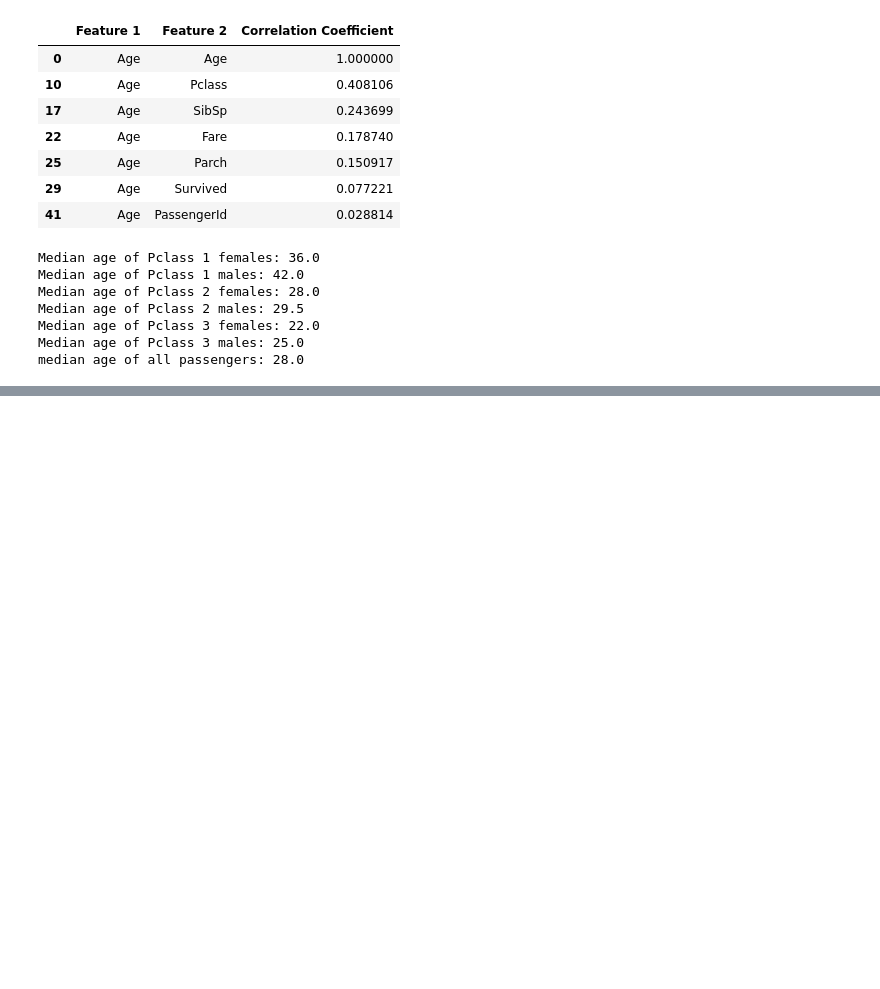
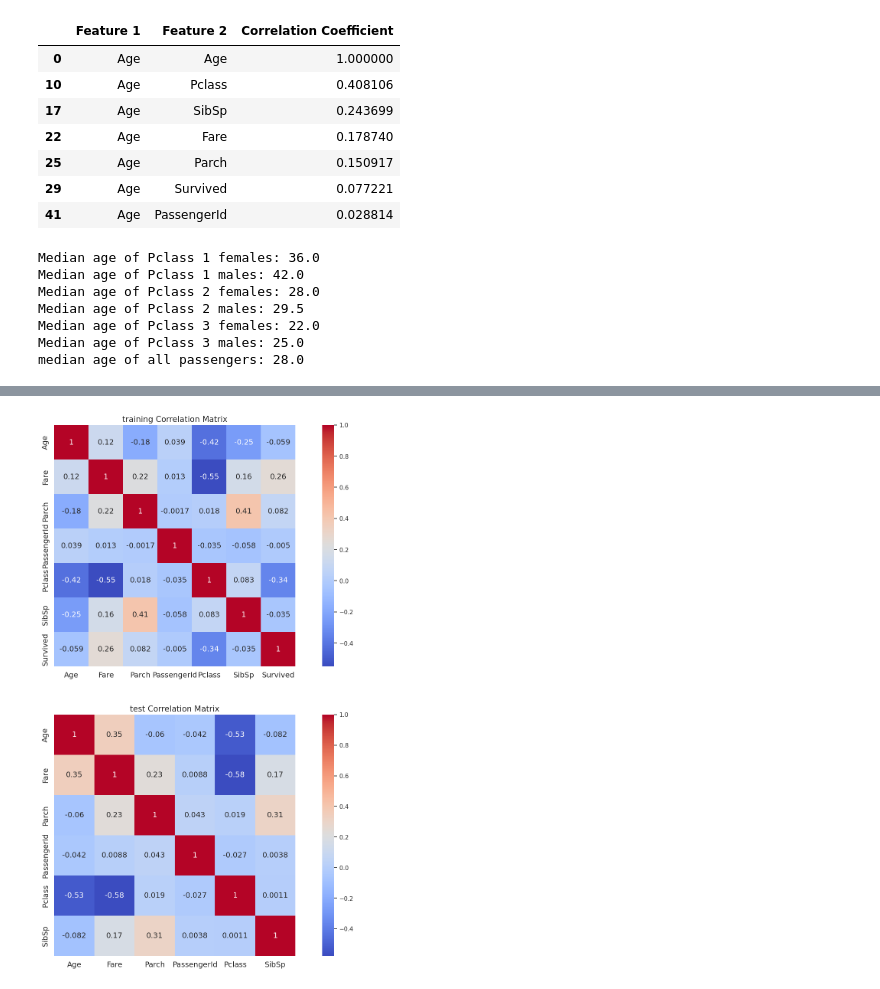
Before and after one commit to Evans-tats/machine-learning, a Jupyter notebook: Titanic.ipynb, the cells around one changed output, grey strips where cells are left out. Cells and saved outputs as stored; diff of their text form; code cells hidden in the pictures; blank space fills up the shorter version.

```diff
--- a/Titanic.ipynb
+++ b/Titanic.ipynb
@@ -127,0 +251,26 @@ med_fare = all_data.groupby(['Pclass', 'Parch', 'SibSp'])
+# %%
+fig, axs =plt.subplots(nrows=2, figsize=(18,18))
+
+sns.heatmap(df_train.select_dtypes(["float64", "int64"]).corr(),
+            ax=axs[0],
+            annot=True,
+            square=True,
+            cmap='coolwarm',
+            annot_kws={'size': 14})
+sns.heatmap(df_test.select_dtypes(["float64", "int64"]).corr(),
+            ax=axs[1],
+            annot=True,
+            square=True,
+            cmap='coolwarm',
+            annot_kws={'size': 14})
+
+for i in range(2):
+  axs[i].tick_params(axis='x', labelsize=14)
+  axs[i].tick_params(axis='y', labelsize=14)
+
+axs[0].set_title('training Correlation Matrix', size=15)
+axs[1].set_title('test Correlation Matrix', size=15)
+
+plt.show()
+# %% [output]
+[figure, added]
```
Also changed, not shown: parts of 16 cells of this notebook.
